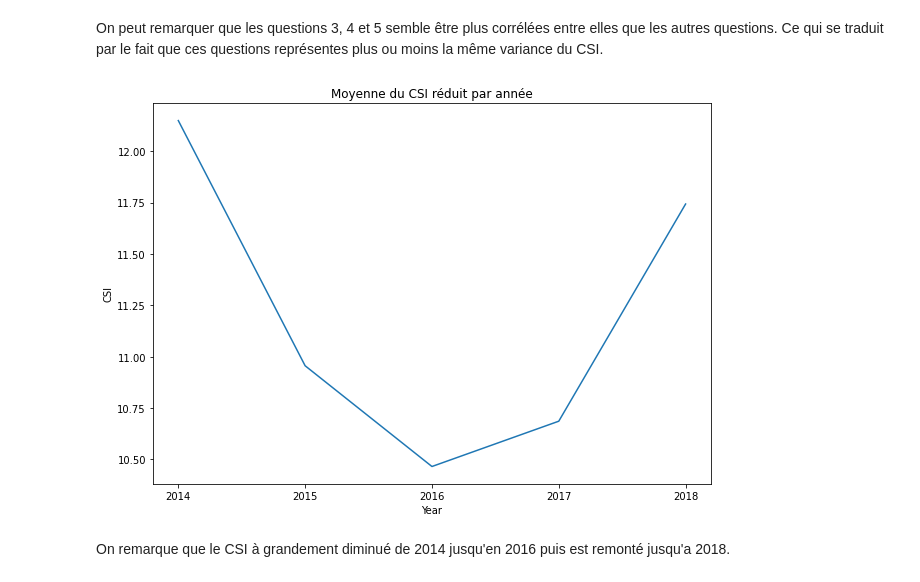
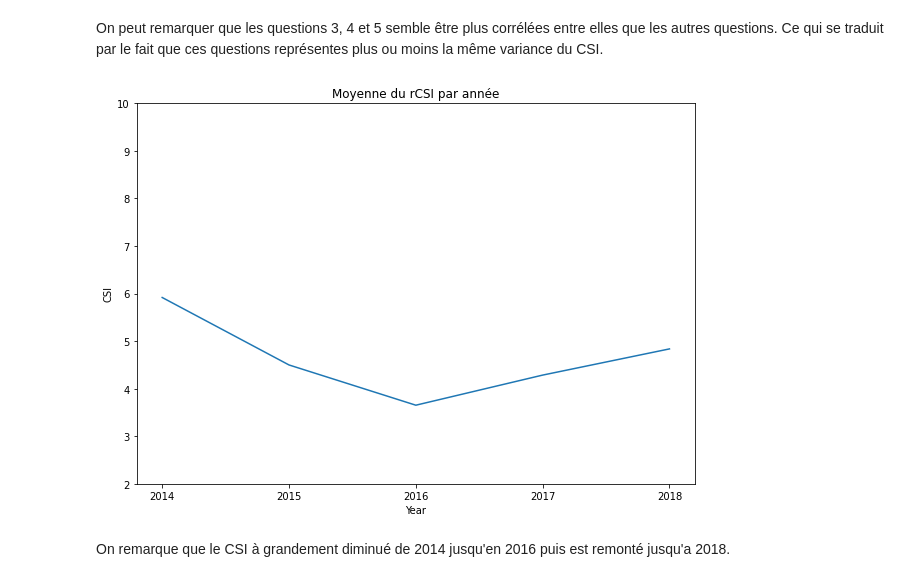
Before and after one commit to moulikatou/Ter_securite_Alimentaire_Miashs, a Jupyter notebook: notebooks/ter.ipynb, the cells around one changed output. Saved outputs shown, nothing was run; the diff lists cells and outputs as text; code cells hidden in the pictures.

```diff
--- a/notebooks/ter.ipynb
+++ b/notebooks/ter.ipynb
@@ -29,13 +27,14 @@ On remarque que beaucoup de valeurs sont à 0, pour pouvoir mieux remarquer la d
 ----
 # %%
 col = {
-    "metadata" : ["REG", "PROV", "COM", "VIL", "MEN", "YEAR"],
+    "metadata" : ["REGION", "PROVINCE", "COMMUNE", "VILLAGE", "MEN", "YEAR"],
     "data" : ["Q1","Q2","Q3","Q4","Q5"],
     "target" : ["CSI"]
 }
 # %%
 raw_data = pd.read_csv(path + filename)
-raw_data = raw_data.set_index(raw_data.Index.astype(int)).iloc[:, 2:]
-raw_data[col["metadata"][1:]] = raw_data[col["metadata"][1:]].astype(int)
-raw_data.head()
+raw_data = raw_data.iloc[:, 1:]
+raw_data[col["metadata"][3:]] = raw_data[col["metadata"][3:]].astype(int)
+
+raw_data
 # %% [output]
@@ -85,2 +72,0 @@ Au vue du nombre de réponses à 0, nous allons les retirer du jeu de données p
-# %%
-plot_data = plot_data[plot_data.CSI != 0.0]
@@ -86,0 +111,10 @@ plot_data = plot_data[plot_data.CSI != 0.0]
+# %%
+d = plot_data
+g = sns.FacetGrid(d, col="QUESTION")
+g.map(sns.histplot, "ANSWER", bins=np.arange(1,9)-0.5, stat="probability")#.set(xticklabels=[], xlabel="")
+plt.xticks(np.arange(1,9))
+g.add_legend()
+g.set_xlabels("Answer")
+g.set_ylabels("Probability")
+plt.savefig(img_path + "question_answer_distribution.png")
+plt.show()
@@ -106,21 +137,25 @@ plt.show()
 # %% [markdown]
 On peut remarquer que les questions 3, 4 et 5 semble être plus corrélées entre elles que les autres questions. Ce qui se traduit par le fait que ces questions représentes plus ou moins la même variance du CSI.
 # %%
+df = raw_data
 years, by_year = [], []
-for year in plot_data.YEAR.unique():
-    d = plot_data[plot_data.YEAR == year]
+for year in df.YEAR.unique():
+    d = df[df.YEAR == year]
     by_year.append(d.CSI.mean())
     years.append(year)
 
+
 plt.figure(figsize=(10,7))
 sns.lineplot(x=years, y=by_year)
-plt.title("Moyenne du CSI réduit par année")
+plt.ylim(2, 10)
+plt.title("Moyenne du rCSI par année")
 plt.xlabel("Year")
 plt.ylabel("CSI")
 plt.xticks(np.arange(2014, 2019, step=1))
+plt.savefig(img_path + "csi_by_year.png")
 plt.show()
 # %% [output]
-[figure, old version]
+[figure, new version]
 # %% [markdown]
 On remarque que le CSI à grandement diminué de 2014 jusqu'en 2016 puis est remonté jusqu'a 2018.
 # %%
```
Also changed, not shown: parts of 20 cells of this notebook, 4 other files.
